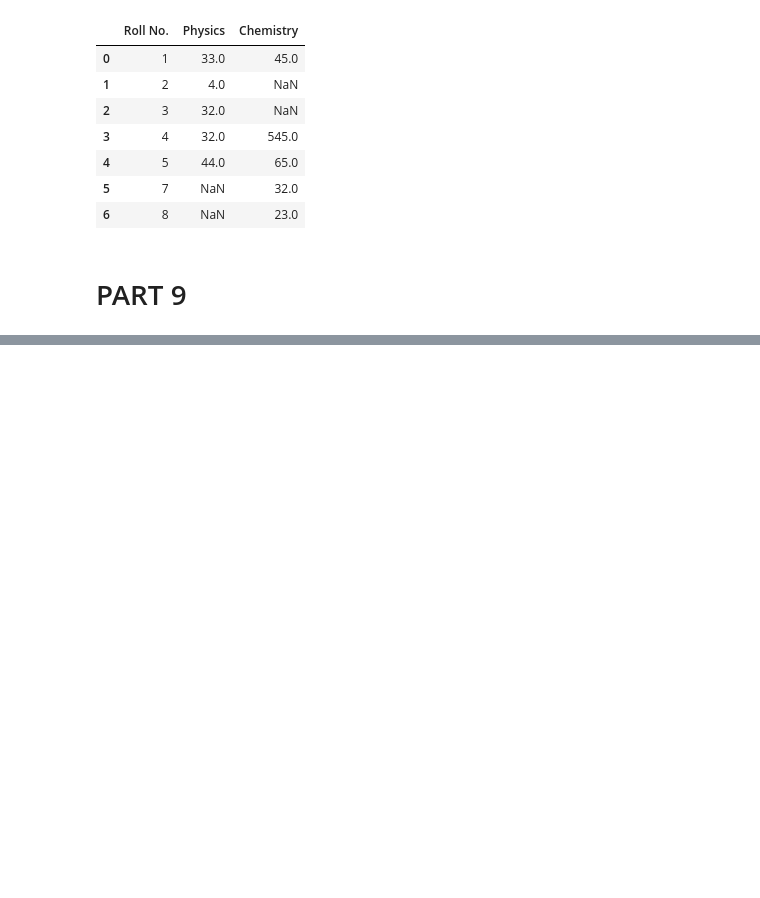
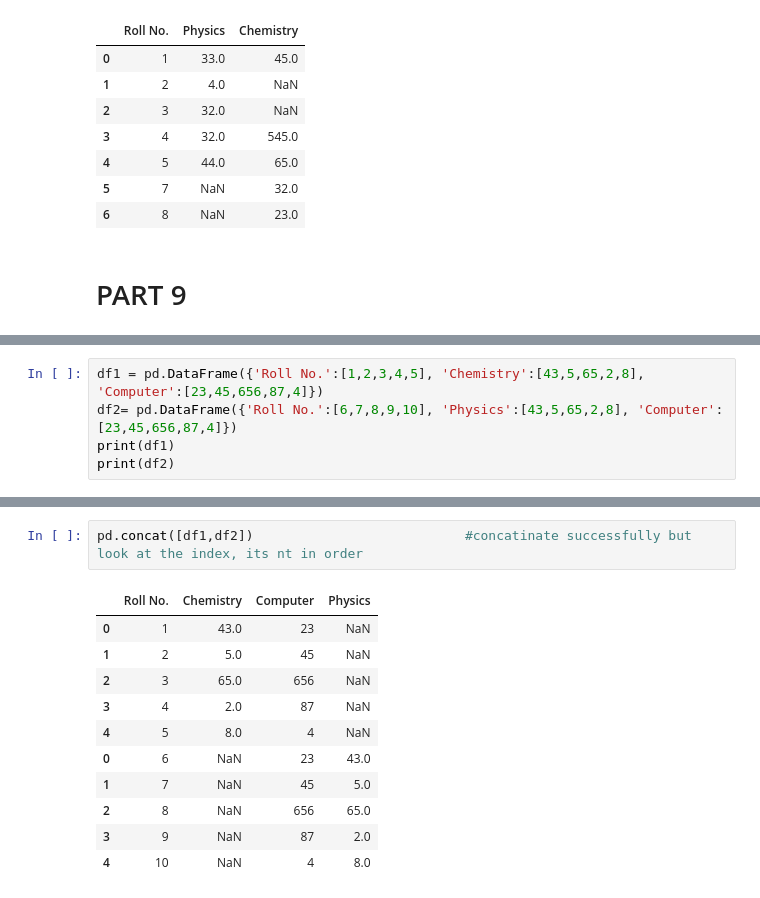
Before and after one commit to PRACHIP5202/WinWinAI, a Jupyter notebook: Pandas3.ipynb, the cells around one changed output, grey strips where cells are left out. Saved outputs shown, nothing was run; the diff lists cells and outputs as text; blank space fills up the shorter version.

```diff
--- a/Pandas3.ipynb
+++ b/Pandas3.ipynb
@@ -158,0 +161,5 @@ pd.merge(df3,df4, how='outer')
+# %%
+df1 = pd.DataFrame({'Roll No.':[1,2,3,4,5], 'Chemistry':[43,5,65,2,8], 'Computer':[23,45,656,87,4]})
+df2= pd.DataFrame({'Roll No.':[6,7,8,9,10], 'Physics':[43,5,65,2,8], 'Computer':[23,45,656,87,4]})
+print(df1)
+print(df2)
@@ -158,0 +179,14 @@ pd.merge(df3,df4, how='outer')
+# %%
+pd.concat([df1,df2])                           #concatinate successfully but look at the index, its nt in order
+# %% [output]
+|  | Roll No. | Chemistry | Computer | Physics |
+| 0 | 1 | 43.0 | 23 | NaN |
+| 1 | 2 | 5.0 | 45 | NaN |
+| 2 | 3 | 65.0 | 656 | NaN |
+| 3 | 4 | 2.0 | 87 | NaN |
+| 4 | 5 | 8.0 | 4 | NaN |
+| 0 | 6 | NaN | 23 | 43.0 |
+| 1 | 7 | NaN | 45 | 5.0 |
+| 2 | 8 | NaN | 656 | 65.0 |
+| 3 | 9 | NaN | 87 | 2.0 |
+| 4 | 10 | NaN | 4 | 8.0 |
```
Also changed, not shown: parts of 16 cells of this notebook.
